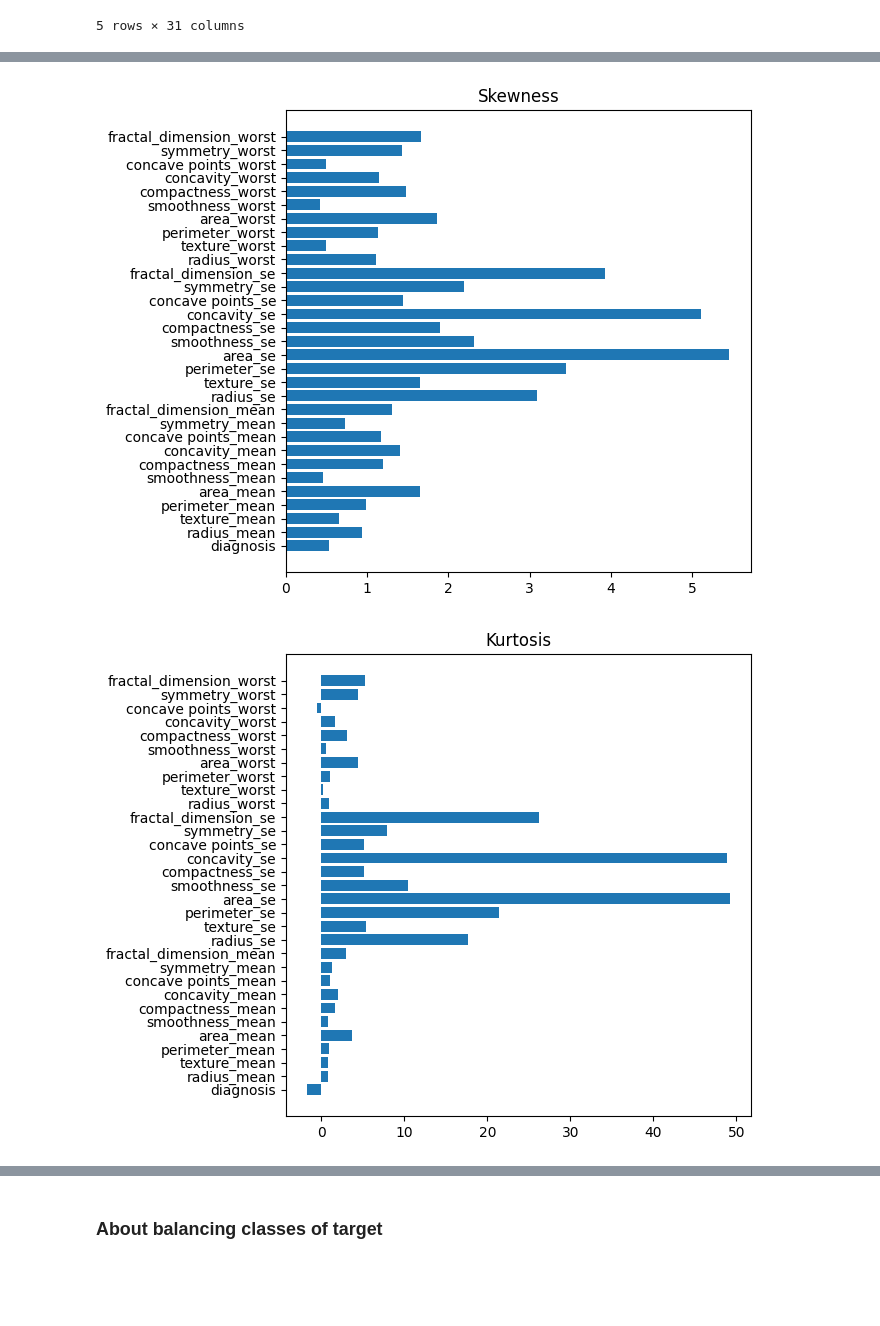
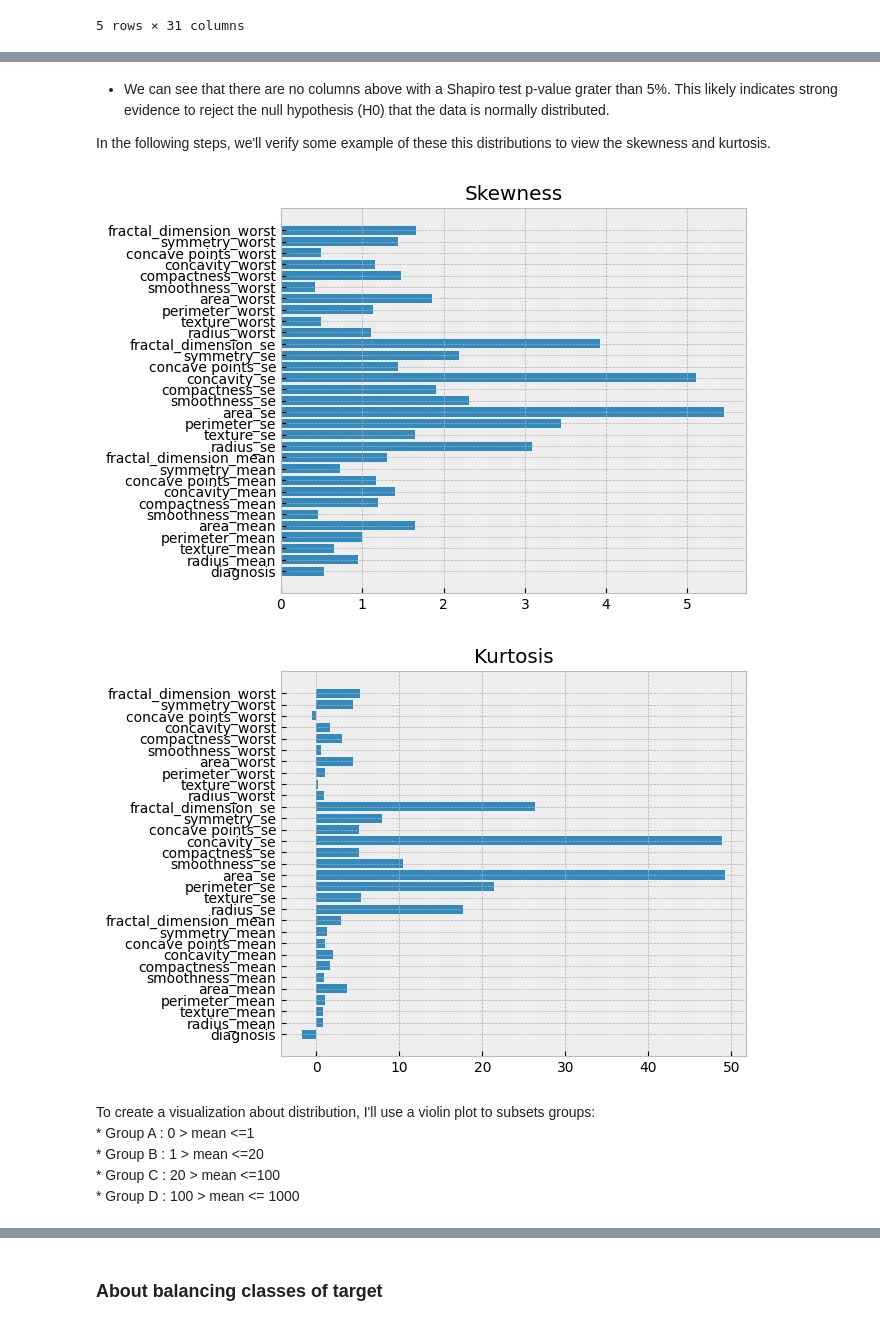
Before and after one commit to sabinorsp/cancer_data_classification, a Jupyter notebook: notebooks/1.0-rsp-exploratory-data-analysis.ipynb, the cells around one changed output, grey strips where cells are left out. Cells and saved outputs as stored; diff of their text form; code cells hidden in the pictures; blank space fills up the shorter version.

Commit message:
update: exploratory-data-analysis

```diff
--- a/notebooks/1.0-rsp-exploratory-data-analysis.ipynb
+++ b/notebooks/1.0-rsp-exploratory-data-analysis.ipynb
@@ -16,7 +16,9 @@ import seaborn as sns
 from scipy.stats import shapiro
 
 import warnings
+
 warnings.filterwarnings('ignore')
+plt.style.use('bmh')
 # %%
 #Load data
 orig_data = pd.read_csv('../data/raw/cancer_data.csv')
@@ -113,15 +105,26 @@ fractal_dimension_worst:p-value = 0.0000
+# %% [markdown]
+
+* We can see that there are no columns above with a Shapiro test p-value grater than 5%. This likely indicates strong evidence to reject the null hypothesis (H0) that the data is normally distributed.
+
+In the following steps, we'll verify some example of these this distributions to view the skewness and kurtosis.
 # %%
 # compute skewness and kurtosis of all variables
-plt.figure(figsize=(6,6))
+plt.figure(figsize=(6,5))
 plt.barh(data.skew().index, data.skew().values)
 plt.title('Skewness')
 plt.show()
 # %% [output]
-[figure, old version]
+[figure, new version]
 # %%
-plt.figure(figsize=(6,6))
+plt.figure(figsize=(6,5))
 plt.barh(data.kurtosis().index, data.kurtosis().values)
 plt.title('Kurtosis')
 plt.show()
 # %% [output]
-[figure, old version]
+[figure, new version]
+# %% [markdown]
+To create a visualization about distribution, I'll use a violin plot to subsets groups:
+    * Group A : 0 > mean <=1
+    * Group B : 1 > mean <=20
+    * Group C : 20 > mean <=100
+    * Group D : 100 > mean <= 1000
```
Also changed, not shown: parts of 15 cells of this notebook, 2 other files.
